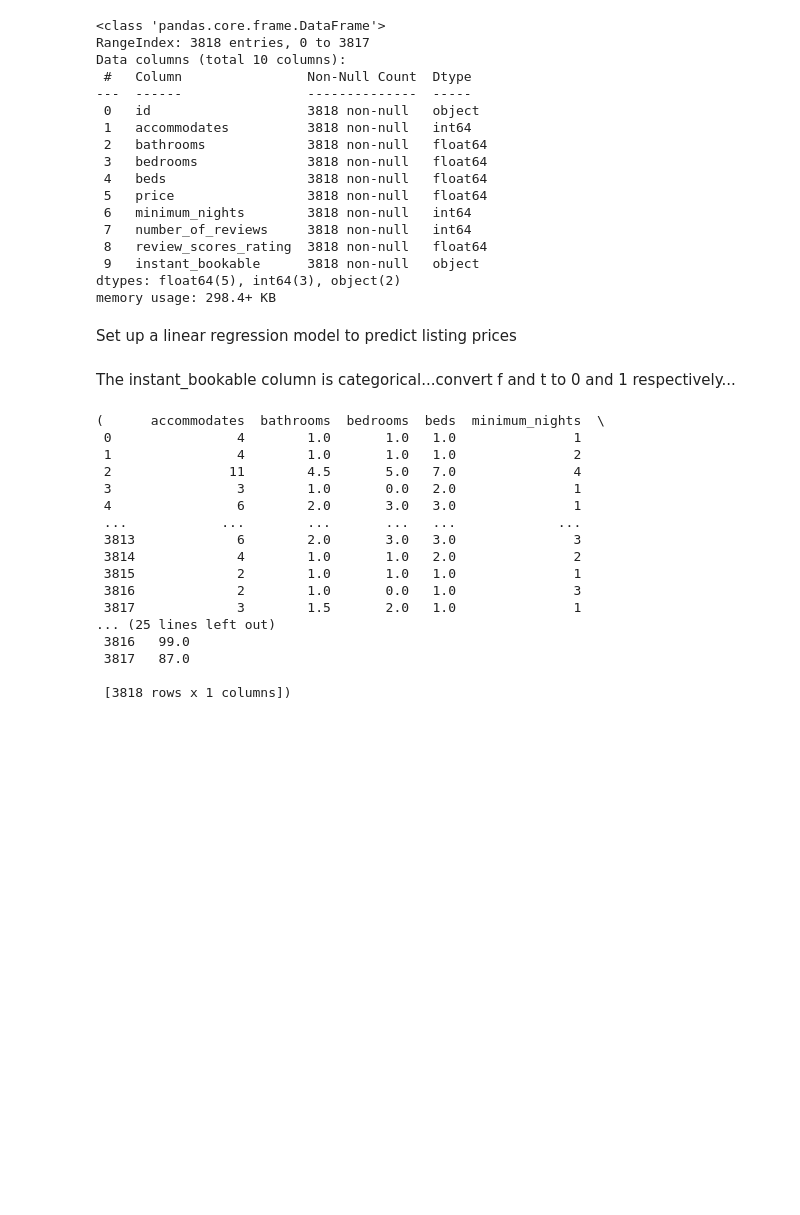
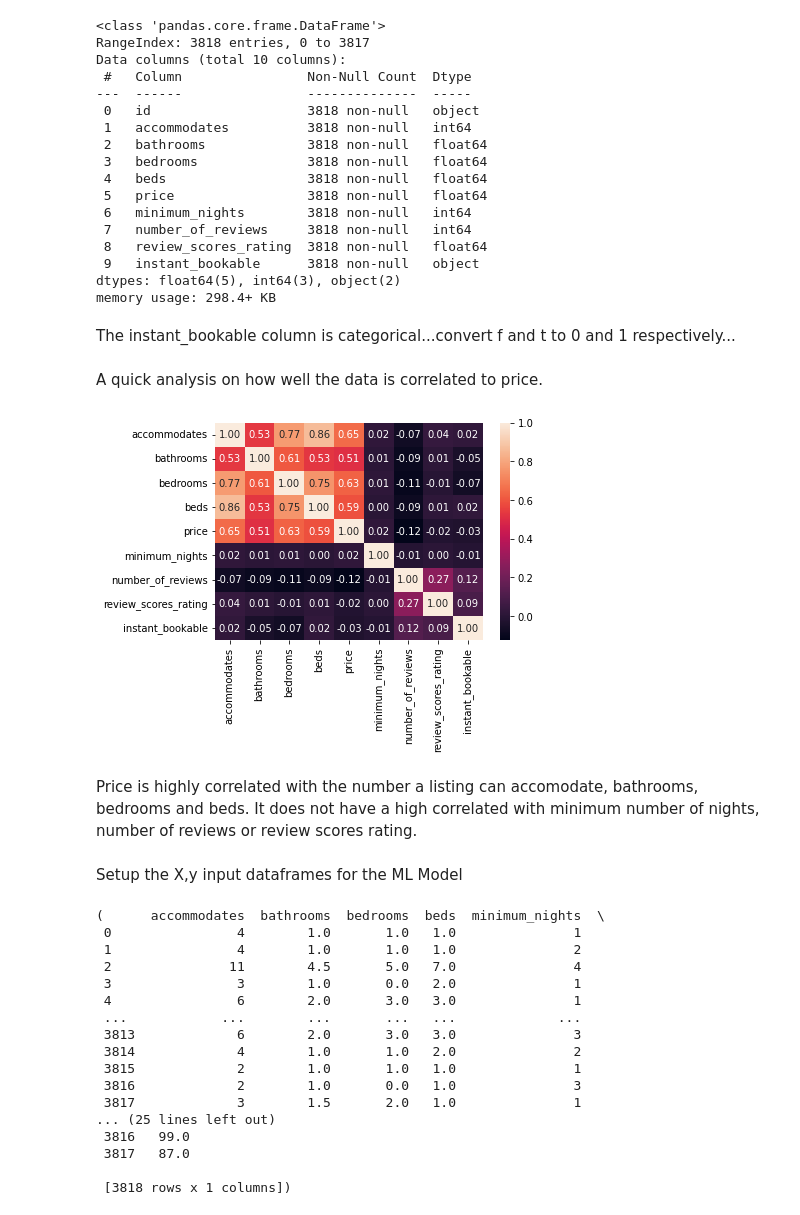
Before and after one commit to bjpayne/BecomeADataScientist, a Jupyter notebook: question3.ipynb, the cells around one changed output. Saved outputs shown, nothing was run; the diff lists cells and outputs as text; code cells hidden in the pictures; blank space fills up the shorter version.

```diff
--- a/question3.ipynb
+++ b/question3.ipynb
@@ -137,8 +99,6 @@ Data columns (total 10 columns):
  9   instant_bookable      3818 non-null   object
 dtypes: float64(5), int64(3), object(2)
 memory usage: 298.4+ KB
-# %% [markdown]
-Set up a linear regression model to predict listing prices
 # %% [markdown]
 The instant_bookable column is categorical...convert f and t to 0 and 1 respectively...
 # %%
@@ -146,6 +106,16 @@ listings_dataframe_quantitative['instant_bookable'] = listings_dataframe_quantit
     lambda row: 1 if(row['instant_bookable'] == 't') else 0,
     axis=1
 )
+# %% [markdown]
+A quick analysis on how well the data is correlated to price.
+# %%
+seaborn.heatmap(listings_dataframe_quantitative.corr(), annot=True, fmt=".2f");
+# %% [output]
+[figure, added]
+# %% [markdown]
+Price is highly correlated with the number a listing can accomodate, bathrooms, bedrooms and beds. It does not have a high correlated with minimum number of nights, number of reviews or review scores rating.
+# %% [markdown]
+Setup the X,y input dataframes for the ML Model
 # %%
 #Split into explanatory and response variables
 training_columns = quantitative_columns.copy()
```
Also changed, not shown: parts of 6 cells of this notebook.
